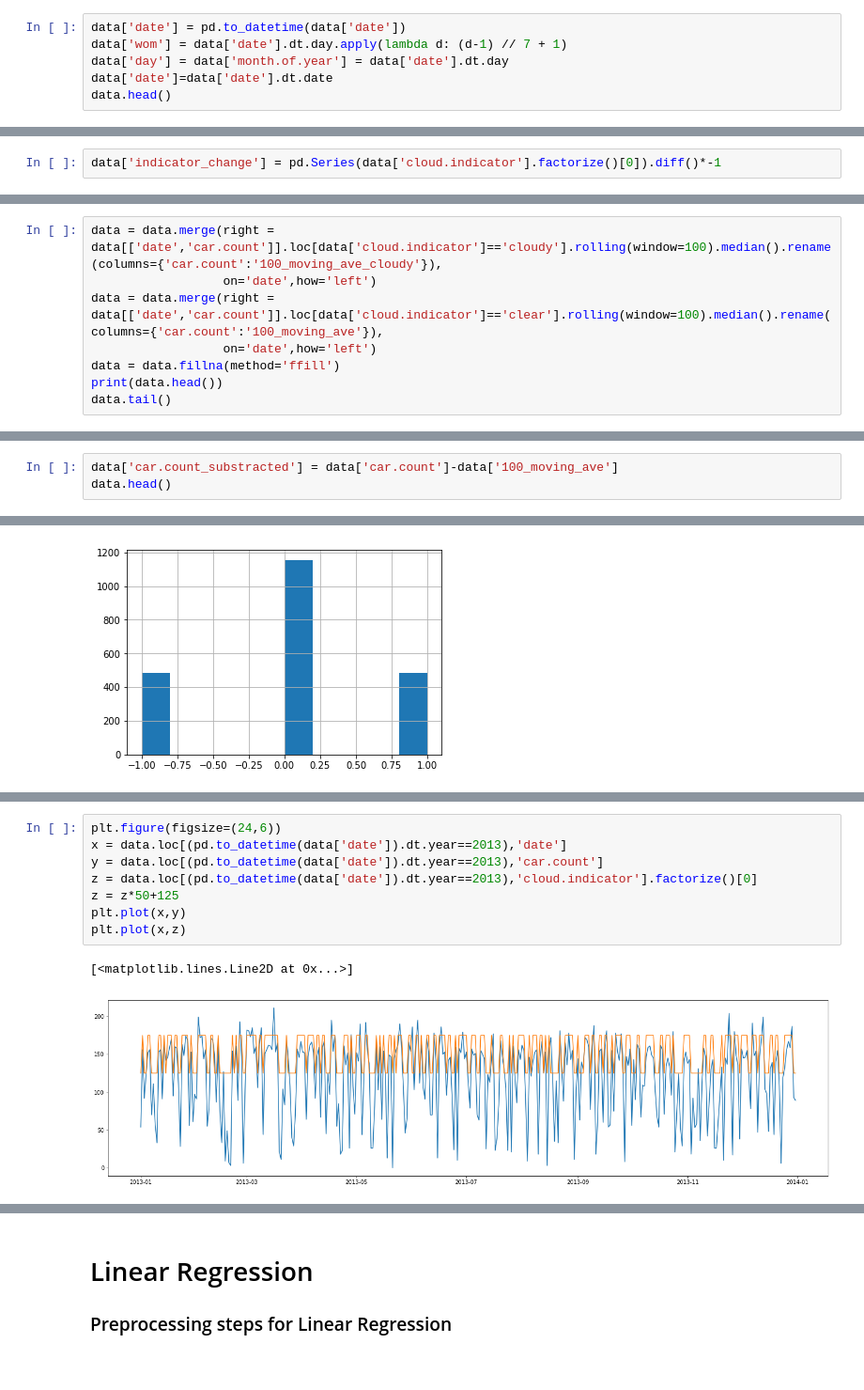
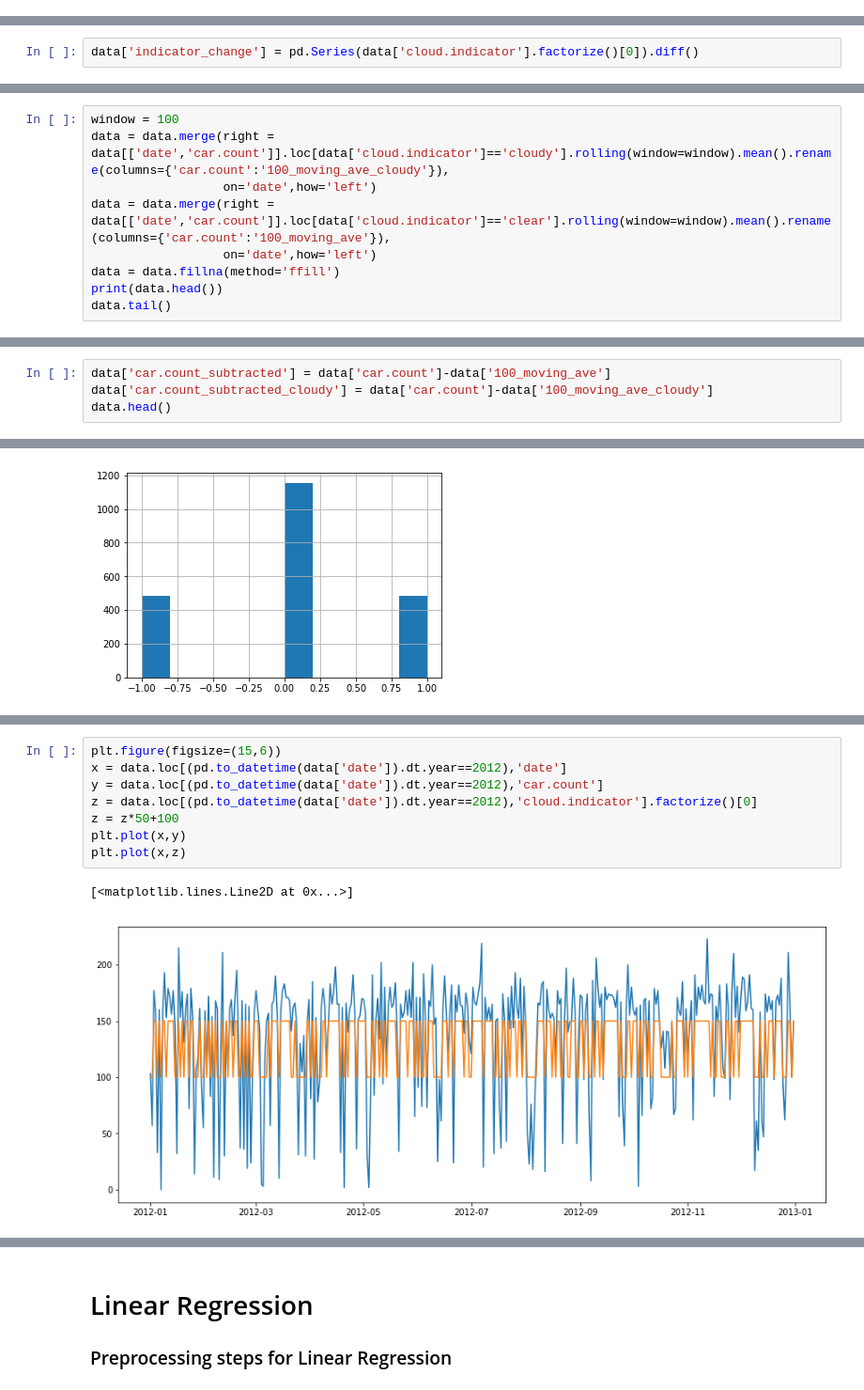
Before and after one commit to emindeniz/Norbital, a Jupyter notebook: Orbital_Emin_Ozkan.ipynb, the cells around one changed output, grey strips where cells are left out. Shown at 94% size. Saved outputs shown, nothing was run; the diff lists cells and outputs as text.

```diff
--- a/Orbital_Emin_Ozkan.ipynb
+++ b/Orbital_Emin_Ozkan.ipynb
@@ -70,6 +77,0 @@ data.head()
-# %%
-data['date'] = pd.to_datetime(data['date'])
-data['wom'] = data['date'].dt.day.apply(lambda d: (d-1) // 7 + 1)
-data['day'] = data['month.of.year'] = data['date'].dt.day
-data['date']=data['date'].dt.date
-data.head()
@@ -111,5 +121,5 @@ False
 # %%
-data['indicator_change'] = pd.Series(data['cloud.indicator'].factorize()[0]).diff()*-1
+data['indicator_change'] = pd.Series(data['cloud.indicator'].factorize()[0]).diff()
 # %%
 data.head()
 # %% [output]
@@ -122,7 +146,8 @@ data.head()
 # %%
-data = data.merge(right = data[['date','car.count']].loc[data['cloud.indicator']=='cloudy'].rolling(window=100).median().rename(columns={'car.count':'100_moving_ave_cloudy'}),
+window = 100
+data = data.merge(right = data[['date','car.count']].loc[data['cloud.indicator']=='cloudy'].rolling(window=window).mean().rename(columns={'car.count':'100_moving_ave_cloudy'}),
                   on='date',how='left')
-data = data.merge(right = data[['date','car.count']].loc[data['cloud.indicator']=='clear'].rolling(window=100).median().rename(columns={'car.count':'100_moving_ave'}),
+data = data.merge(right = data[['date','car.count']].loc[data['cloud.indicator']=='clear'].rolling(window=window).mean().rename(columns={'car.count':'100_moving_ave'}),
                   on='date',how='left')
 data = data.fillna(method='ffill')
 print(data.head())
@@ -191,5 +220,6 @@ data.head()
 # %%
-data['car.count_substracted'] = data['car.count']-data['100_moving_ave']
+data['car.count_subtracted'] = data['car.count']-data['100_moving_ave']
+data['car.count_subtracted_cloudy'] = data['car.count']-data['100_moving_ave_cloudy']
 data.head()
 # %% [output]
 |  | date | day.of.week | car.count | weather | cloud.indicator | month.of.year | year | wom | day | ... |
@@ -469,11 +553,11 @@ plt.plot(x,z)
 # %%
-plt.figure(figsize=(24,6))
-x = data.loc[(pd.to_datetime(data['date']).dt.year==2013),'date']
-y = data.loc[(pd.to_datetime(data['date']).dt.year==2013),'car.count']
-z = data.loc[(pd.to_datetime(data['date']).dt.year==2013),'cloud.indicator'].factorize()[0]
-z = z*50+125
+plt.figure(figsize=(15,6))
+x = data.loc[(pd.to_datetime(data['date']).dt.year==2012),'date']
+y = data.loc[(pd.to_datetime(data['date']).dt.year==2012),'car.count']
+z = data.loc[(pd.to_datetime(data['date']).dt.year==2012),'cloud.indicator'].factorize()[0]
+z = z*50+100
 plt.plot(x,y)
 plt.plot(x,z)
 # %% [output]
 [<matplotlib.lines.Line2D at 0x...>]
-[figure, old version]
+[figure, new version]
```
Also changed, not shown: parts of 111 cells of this notebook.
